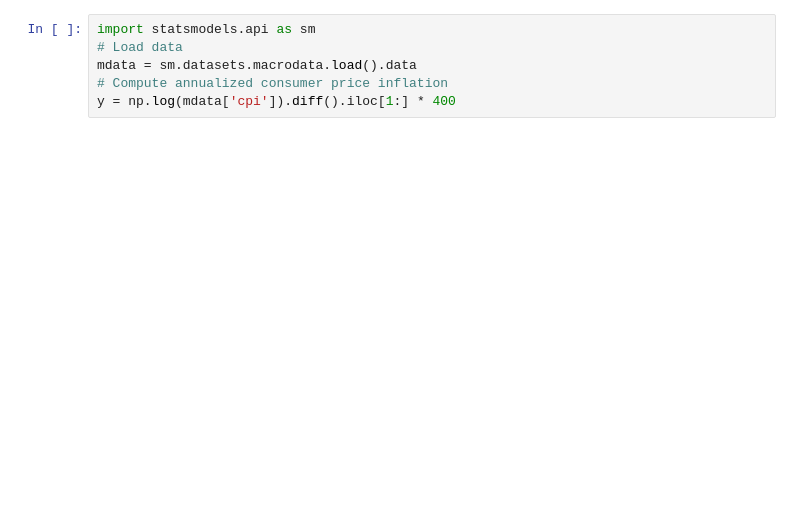
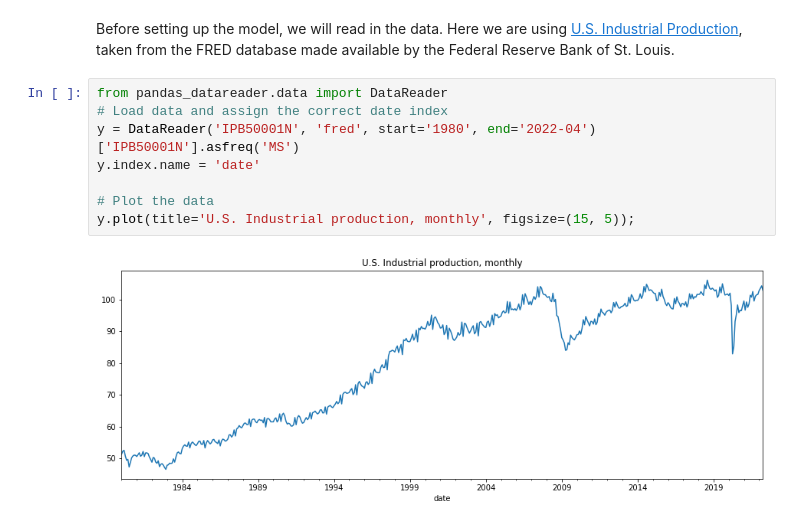
Before and after one commit to ChadFulton/scipy2022-bayesian-time-series, a Jupyter notebook: Poster.ipynb, the cells around one changed output. Cells and saved outputs as stored; diff of their text form; blank space fills up the shorter version.

```diff
--- a/Poster.ipynb
+++ b/Poster.ipynb
@@ -11,6 +97,12 @@ np.set_printoptions(suppress=True, linewidth=120)
+# %% [markdown]
+Before setting up the model, we will read in the data. Here we are using [U.S. Industrial Production](https://fred.stlouisfed.org/series/IPB50001N), taken from the FRED database made available by the Federal Reserve Bank of St. Louis.
 # %%
-import statsmodels.api as sm
-# Load data
-mdata = sm.datasets.macrodata.load().data
-# Compute annualized consumer price inflation
-y = np.log(mdata['cpi']).diff().iloc[1:] * 400
+from pandas_datareader.data import DataReader
+# Load data and assign the correct date index
+y = DataReader('IPB50001N', 'fred', start='1980', end='2022-04')['IPB50001N'].asfreq('MS')
+y.index.name = 'date'
+
+# Plot the data
+y.plot(title='U.S. Industrial production, monthly', figsize=(15, 5));
+# %% [output]
+[figure, added]
```
Also changed, not shown: parts of 61 cells of this notebook.
